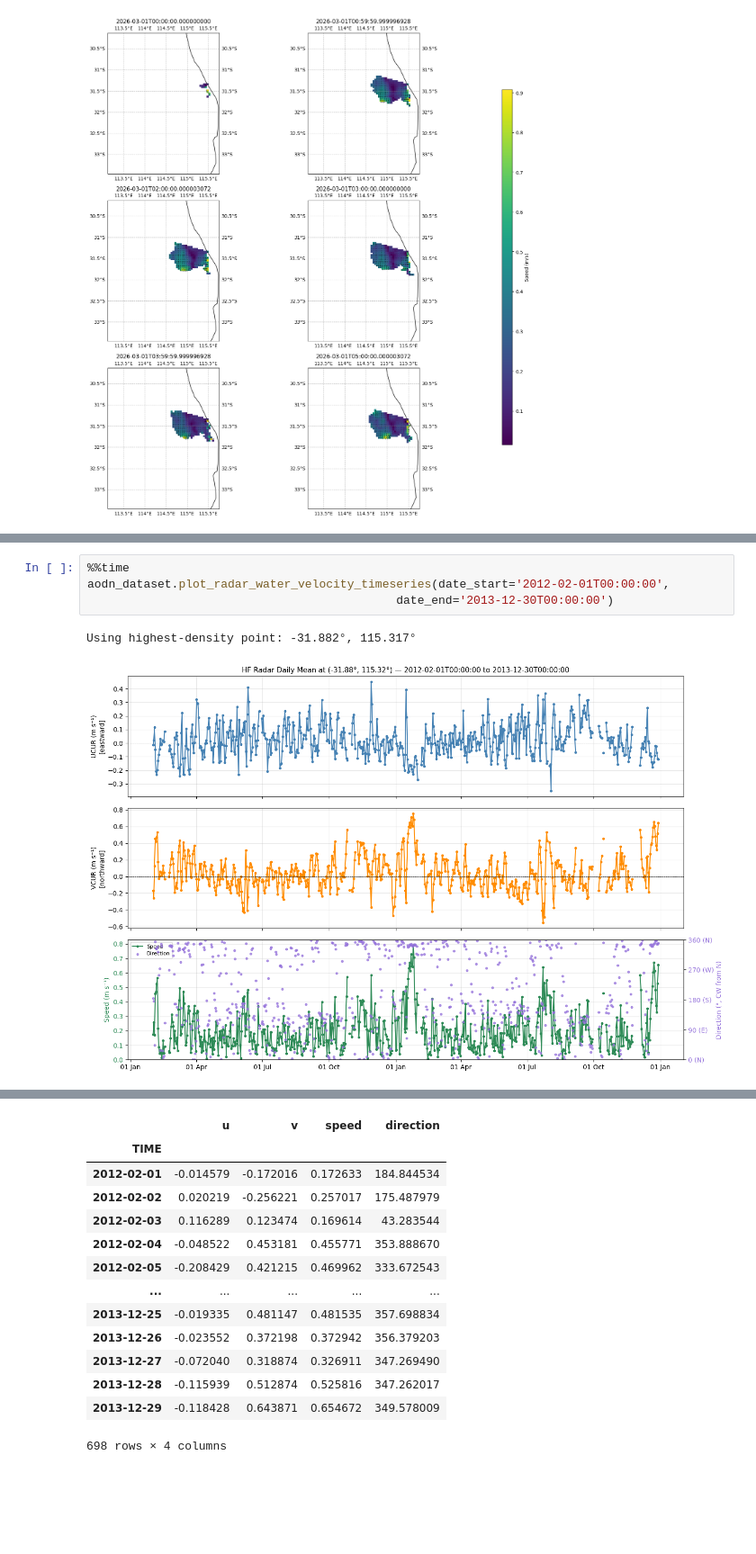
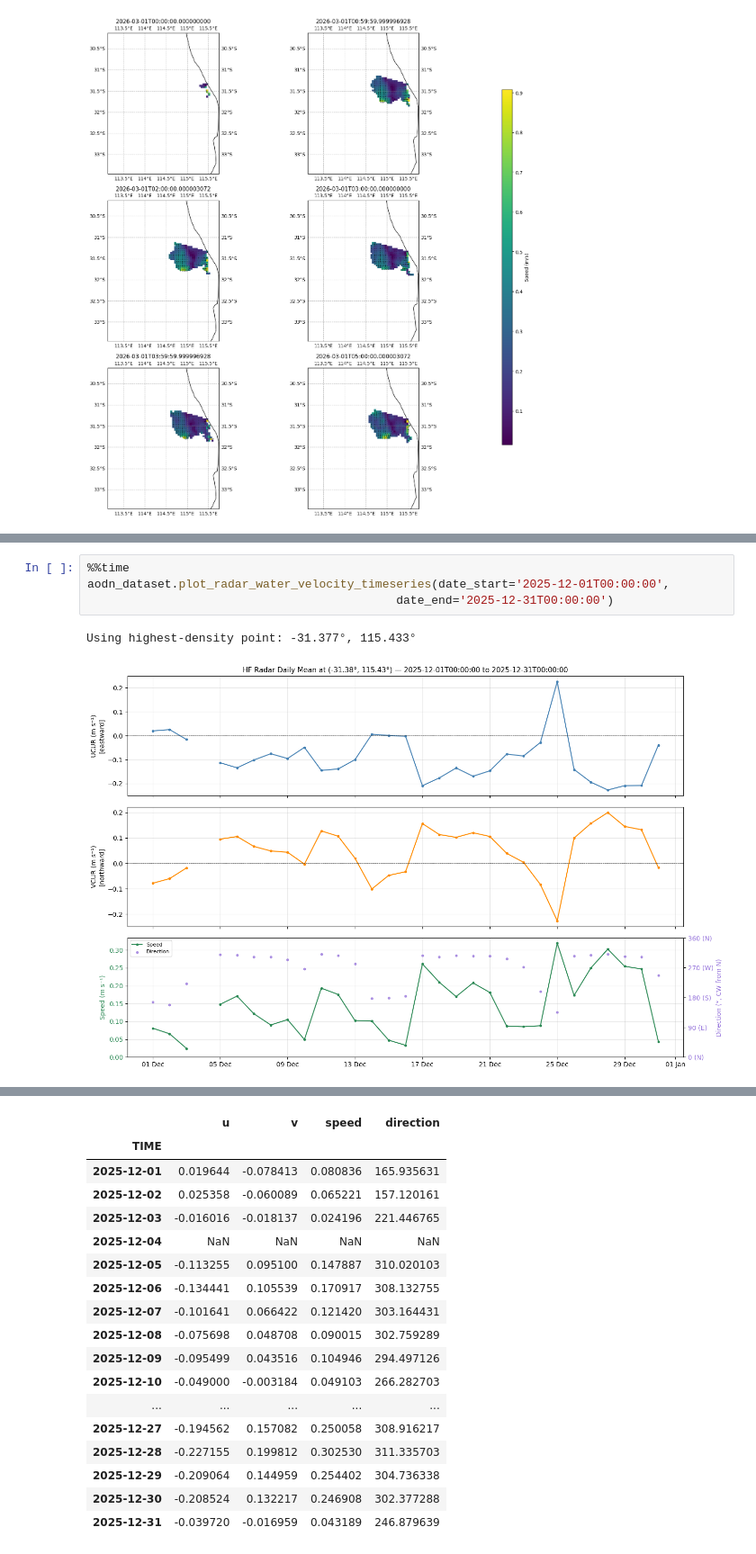
Before and after one commit to aodn/aodn_cloud_optimised, a Jupyter notebook: notebooks/radar_RottnestShelf_velocity_hourly_averaged_realtime_nonqc.ipynb, the cells around one changed output, grey strips where cells are left out. Shown at 90% size. Drawn from its saved outputs; the diff is of its cells as text; blank space fills up the shorter version.

```diff
--- a/notebooks/radar_RottnestShelf_velocity_hourly_averaged_realtime_nonqc.ipynb
+++ b/notebooks/radar_RottnestShelf_velocity_hourly_averaged_realtime_nonqc.ipynb
@@ -87,7 +88,7 @@ Wall time: 2.02 s
 # %%
 %%time
-aodn_dataset.plot_radar_water_velocity_timeseries(date_start='2012-02-01T00:00:00',
-                                            date_end='2013-12-30T00:00:00')
+aodn_dataset.plot_radar_water_velocity_timeseries(date_start='2025-12-01T00:00:00',
+                                            date_end='2025-12-31T00:00:00')
 # %% [output]
-Using highest-density point: -31.882°, 115.317°
+Using highest-density point: -31.377°, 115.433°
-[figure, old version]
+[figure, new version]
@@ -96,14 +97,18 @@ Wall time: 6.04 s
 |  | u | v | speed | direction |
 | TIME |  |  |  |  |
-| 2012-02-01 | -0.014579 | -0.172016 | 0.172633 | 184.844534 |
-| 2012-02-02 | 0.020219 | -0.256221 | 0.257017 | 175.487979 |
-| 2012-02-03 | 0.116289 | 0.123474 | 0.169614 | 43.283544 |
-| 2012-02-04 | -0.048522 | 0.453181 | 0.455771 | 353.888670 |
-| 2012-02-05 | -0.208429 | 0.421215 | 0.469962 | 333.672543 |
+| 2025-12-01 | 0.019644 | -0.078413 | 0.080836 | 165.935631 |
+| 2025-12-02 | 0.025358 | -0.060089 | 0.065221 | 157.120161 |
+| 2025-12-03 | -0.016016 | -0.018137 | 0.024196 | 221.446765 |
+| 2025-12-04 | NaN | NaN | NaN | NaN |
+| 2025-12-05 | -0.113255 | 0.095100 | 0.147887 | 310.020103 |
+| 2025-12-06 | -0.134441 | 0.105539 | 0.170917 | 308.132755 |
+| 2025-12-07 | -0.101641 | 0.066422 | 0.121420 | 303.164431 |
+| 2025-12-08 | -0.075698 | 0.048708 | 0.090015 | 302.759289 |
+| 2025-12-09 | -0.095499 | 0.043516 | 0.104946 | 294.497126 |
+| 2025-12-10 | -0.049000 | -0.003184 | 0.049103 | 266.282703 |
 | ... | ... | ... | ... | ... |
-| 2013-12-25 | -0.019335 | 0.481147 | 0.481535 | 357.698834 |
-| 2013-12-26 | -0.023552 | 0.372198 | 0.372942 | 356.379203 |
-| 2013-12-27 | -0.072040 | 0.318874 | 0.326911 | 347.269490 |
-| 2013-12-28 | -0.115939 | 0.512874 | 0.525816 | 347.262017 |
-| 2013-12-29 | -0.118428 | 0.643871 | 0.654672 | 349.578009 |
+| 2025-12-27 | -0.194562 | 0.157082 | 0.250058 | 308.916217 |
+| 2025-12-28 | -0.227155 | 0.199812 | 0.302530 | 311.335703 |
+| 2025-12-29 | -0.209064 | 0.144959 | 0.254402 | 304.736338 |
+| 2025-12-30 | -0.208524 | 0.132217 | 0.246908 | 302.377288 |
+| 2025-12-31 | -0.039720 | -0.016959 | 0.043189 | 246.879639 |
-698 rows × 4 columns
```
Also changed, not shown: parts of 7 cells of this notebook.
